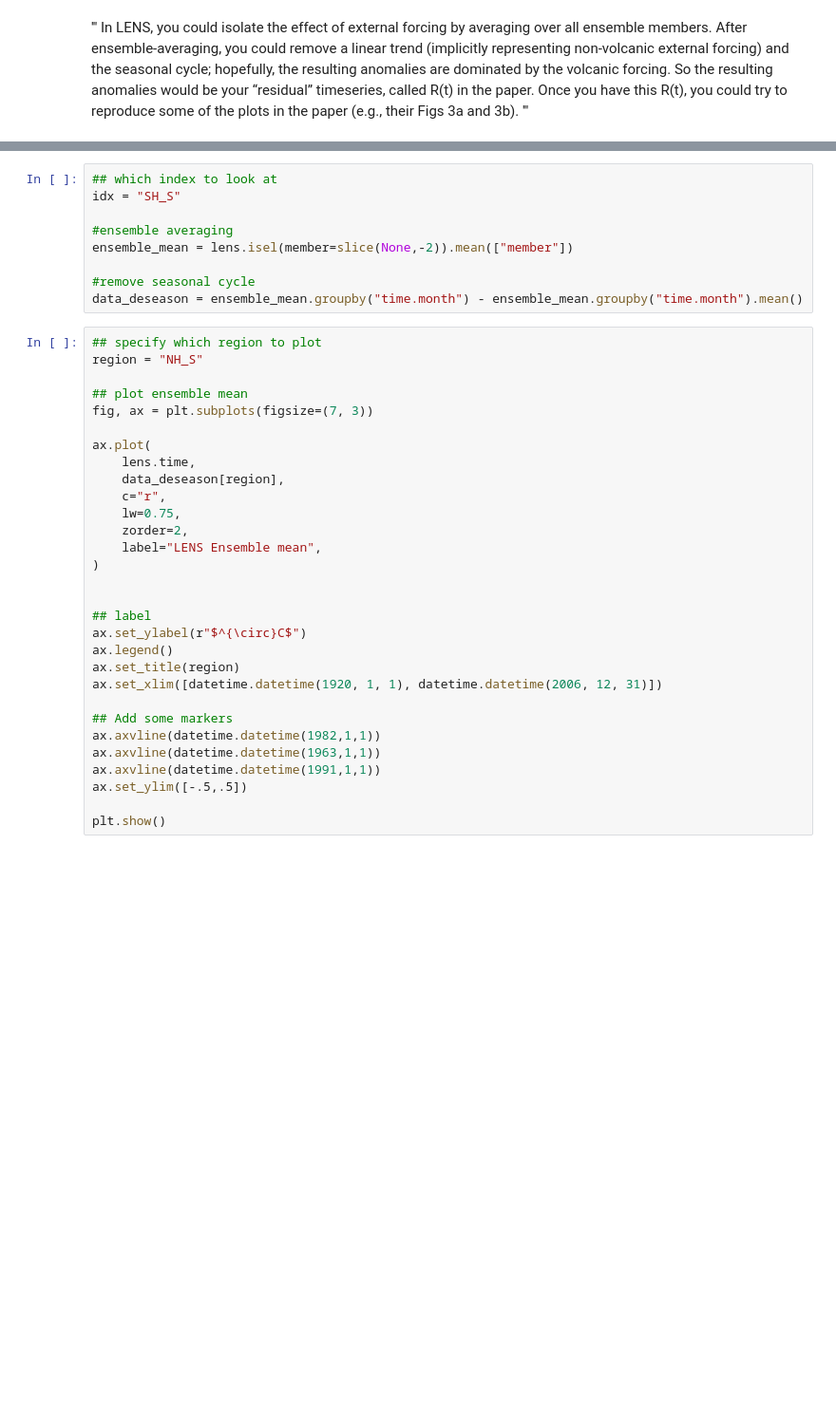
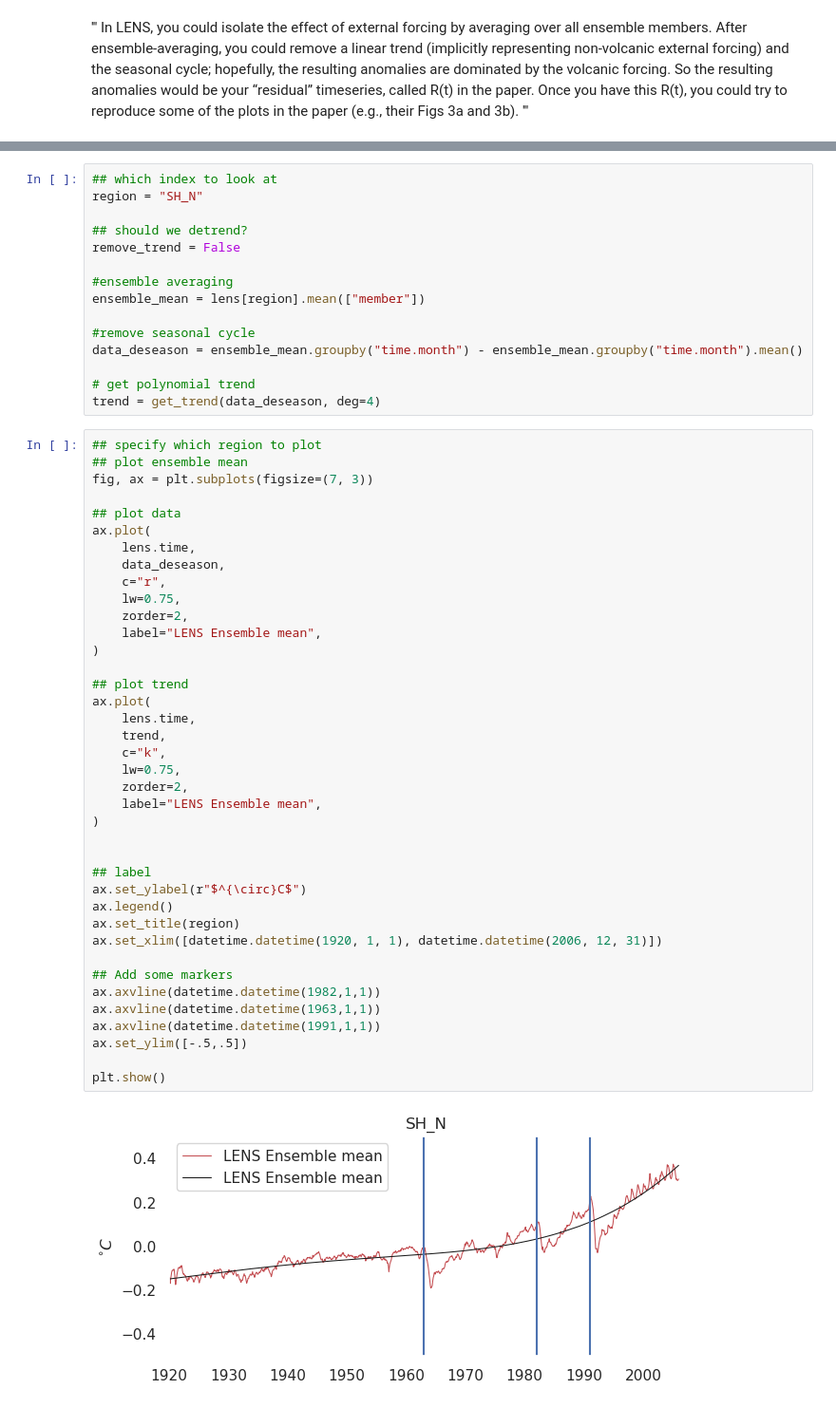
Before and after one commit to ktcarr/12860-tutorial, a Jupyter notebook: docs/pages/tutorial_11-7/volcano.ipynb, the cells around one changed output, grey strips where cells are left out. Shown at 95% size. Drawn from its saved outputs; the diff is of its cells as text; blank space fills up the shorter version.

```diff
--- a/docs/pages/tutorial_11-7/volcano.ipynb
+++ b/docs/pages/tutorial_11-7/volcano.ipynb
@@ -675,39 +664,56 @@ def remove_ensemble_trend_by_season(data, deg=4):
 # %%
 ## which index to look at
-idx = "SH_S"
+region = "SH_N"
+
+## should we detrend?
+remove_trend = False
 
 #ensemble averaging
-ensemble_mean = lens.isel(member=slice(None,-2)).mean(["member"])
+ensemble_mean = lens[region].mean(["member"])
 
 #remove seasonal cycle
 data_deseason = ensemble_mean.groupby("time.month") - ensemble_mean.groupby("time.month").mean()
+
+# get polynomial trend
+trend = get_trend(data_deseason, deg=4)
 # %%
 ## specify which region to plot
-region = "NH_S"
-
 ## plot ensemble mean
 fig, ax = plt.subplots(figsize=(7, 3))
 
+## plot data
 ax.plot(
     lens.time,
-    data_deseason[region],
+    data_deseason,
     c="r",
+    lw=0.75,
+    zorder=2,
+    label="LENS Ensemble mean",
+)
+
+## plot trend
+ax.plot(
+    lens.time,
+    trend,
+    c="k",
     lw=0.75,
     zorder=2,
     label="LENS Ensemble mean",
 )
 
 
 ## label
 ax.set_ylabel(r"$^{\circ}C$")
 ax.legend()
 ax.set_title(region)
 ax.set_xlim([datetime.datetime(1920, 1, 1), datetime.datetime(2006, 12, 31)])
 
 ## Add some markers
 ax.axvline(datetime.datetime(1982,1,1))
 ax.axvline(datetime.datetime(1963,1,1))
 ax.axvline(datetime.datetime(1991,1,1))
 ax.set_ylim([-.5,.5])
 
 plt.show()
+# %% [output]
+[figure, added]
```
Also changed, not shown: parts of 2 cells of this notebook.
